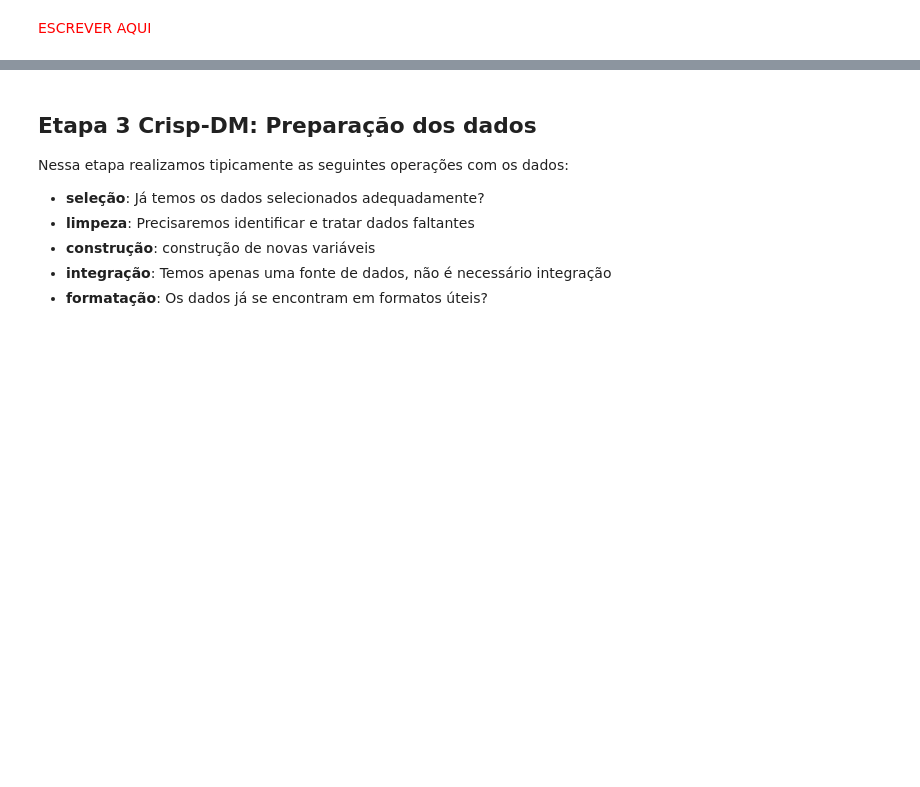
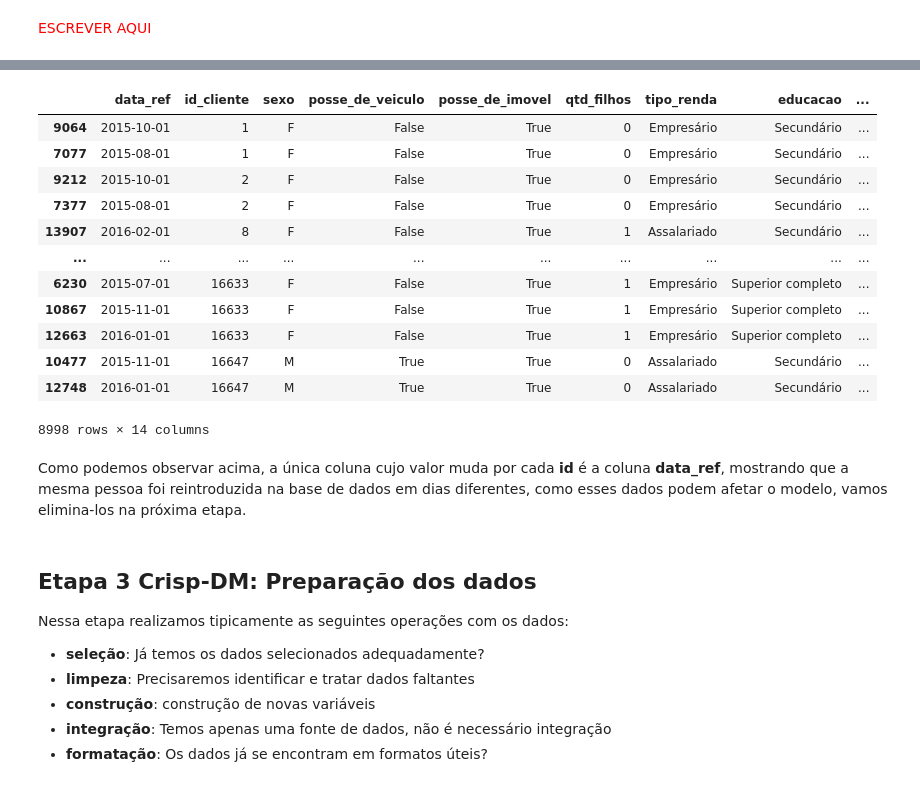
Before and after one commit to PinguinCoding/previsao-renda, a Jupyter notebook: notebooks/exploracao-de-dados.ipynb, the cells around one changed output, grey strips where cells are left out. Cells and saved outputs as stored; diff of their text form; code cells hidden in the pictures; blank space fills up the shorter version.

Commit message:
data-exploring-1
Exploring data and verifying data structure

```diff
--- a/notebooks/exploracao-de-dados.ipynb
+++ b/notebooks/exploracao-de-dados.ipynb
@@ -54,2 +54,3 @@ from pandas_profiling import ProfileReport
 # %%
-renda = pd.read_csv('./input/previsao_de_renda.csv')
+renda = pd.read_csv('../data/raw/previsao_de_renda.csv').drop('Unnamed: 0', axis=1)
+renda.head(5)
@@ -77,3 +88,23 @@ prof.to_file('./output/renda_analisys.html')
+# %%
+id_duplicados = [item for item in renda['id_cliente'].value_counts().index if renda['id_cliente'].value_counts()[item] != 1]
+# %%
+renda.loc[renda['id_cliente'].isin(id_duplicados)].sort_values(by='id_cliente')
+# %% [output]
+|  | data_ref | id_cliente | sexo | posse_de_veiculo | posse_de_imovel | qtd_filhos | tipo_renda | educacao | ... |
+| 9064 | 2015-10-01 | 1 | F | False | True | 0 | Empresário | Secundário | ... |
+| 7077 | 2015-08-01 | 1 | F | False | True | 0 | Empresário | Secundário | ... |
+| 9212 | 2015-10-01 | 2 | F | False | True | 0 | Empresário | Secundário | ... |
+| 7377 | 2015-08-01 | 2 | F | False | True | 0 | Empresário | Secundário | ... |
+| 13907 | 2016-02-01 | 8 | F | False | True | 1 | Assalariado | Secundário | ... |
+| ... | ... | ... | ... | ... | ... | ... | ... | ... | ... |
+| 6230 | 2015-07-01 | 16633 | F | False | True | 1 | Empresário | Superior completo | ... |
+| 10867 | 2015-11-01 | 16633 | F | False | True | 1 | Empresário | Superior completo | ... |
+| 12663 | 2016-01-01 | 16633 | F | False | True | 1 | Empresário | Superior completo | ... |
+| 10477 | 2015-11-01 | 16647 | M | True | True | 0 | Assalariado | Secundário | ... |
+| 12748 | 2016-01-01 | 16647 | M | True | True | 0 | Assalariado | Secundário | ... |
+8998 rows × 14 columns
+# %% [markdown]
+Como podemos observar acima, a única coluna cujo valor muda por cada **id** é a coluna **data_ref**, mostrando que a mesma pessoa foi reintroduzida na base de dados em dias diferentes, como esses dados podem afetar o modelo, vamos elimina-los na próxima etapa.
 # %% [markdown]
 ## Etapa 3 Crisp-DM: Preparação dos dados
 Nessa etapa realizamos tipicamente as seguintes operações com os dados:
```
Also changed, not shown: parts of 6 cells of this notebook, 4 other files.
